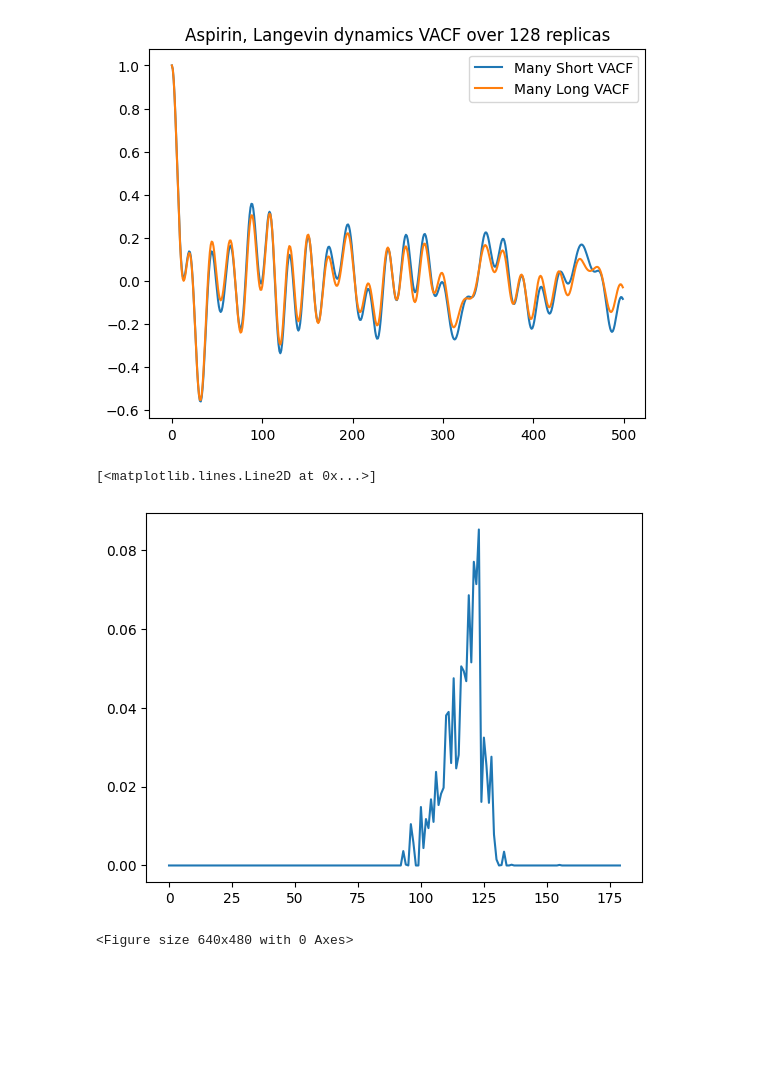
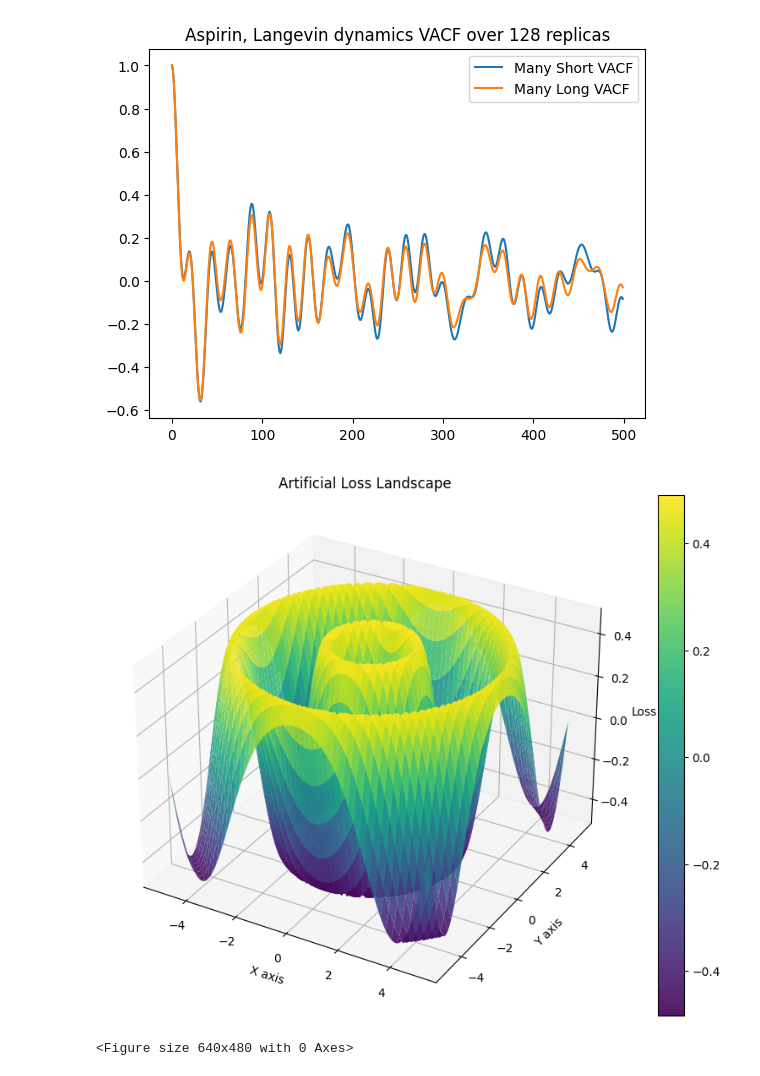
Before and after one commit to jeevster/implicit-md, a Jupyter notebook: Untitled.ipynb, the cells around one changed output. Drawn from its saved outputs; the diff is of its cells as text; code cells hidden in the pictures; blank space fills up the shorter version.

Commit message:
cycle expt fixes, add loss landscapes

```diff
--- a/Untitled.ipynb
+++ b/Untitled.ipynb
@@ -46,18 +46,29 @@ Text(0.5, 1.0, 'Aspirin, Langevin dynamics VACF over 128 replicas')
 # %%
 import numpy as np
 import matplotlib.pyplot as plt
 
-# vacf_long = np.load("/home/sanjeevr/implicit-md/mean_vacf.npy")
-# vacf_short = np.load("/home/sanjeevr/implicit-md/mean_short_vacf.npy")
-# plt.plot(vacf_short, label = "Short VACF")
-# plt.plot(vacf_long, label = "Long VACF")
+# Generate X and Y data
+x = np.linspace(-5, 5, 400)
+y = np.linspace(-5, 5, 400)
+X, Y = np.meshgrid(x, y)
 
-# plt.legend()
-adf = np.load('/home/sanjeevr/implicit-md/results_md17_hpo/IMPLICIT_schnet_aspirin_TEST_adf_lr=0.001_efweight=1/adf_epoch2.npy')
-plt.plot(adf)
+# Generate Z data (loss landscape)
+Z = (np.sin(np.sqrt(X**2 + Y**2))**2 - 0.5) / (1.0 + 0.001 * (X**2 + Y**2))**2
+
+fig = plt.figure(figsize=(10, 8))
+ax = fig.add_subplot(111, projection='3d')
+
+# Plot the 3D surface
+surf = ax.plot_surface(X, Y, Z, cmap='viridis', edgecolor='none', alpha=0.9)
+ax.set_xlabel('X axis')
+ax.set_ylabel('Y axis')
+ax.set_zlabel('Loss')
+ax.set_title('Artificial Loss Landscape')
+fig.colorbar(surf)
+
+plt.show()
 # %% [output]
-[<matplotlib.lines.Line2D at 0x...>]
-[figure, old version]
+[figure, new version]
 # %%
 import numpy as np
 import time
```
Also changed, not shown: 5 other files.
